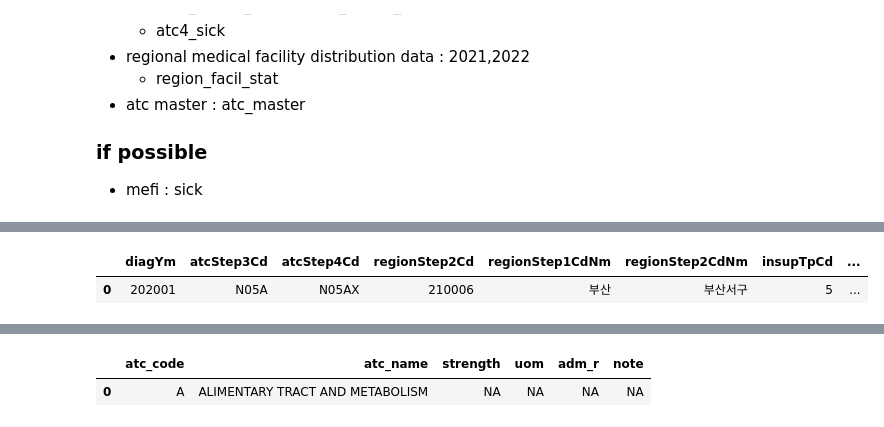
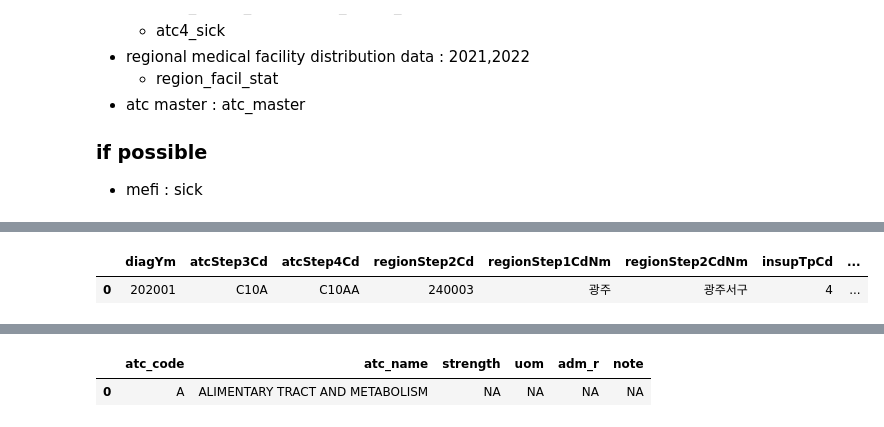
Before and after one commit to benskim/healthcareDA, a Jupyter notebook: old/create-db-pq v2.ipynb, the cells around one changed output, grey strips where cells are left out. Cells and saved outputs as stored; diff of their text form; code cells hidden in the pictures.

```diff
--- a/create-db-pq v2.ipynb
+++ b/old/create-db-pq v2.ipynb
@@ -109,28 +113,26 @@ con.execute("select * from atc4_sick limit 1;").df()
 # %%
 con.execute("""
-DROP VIEW IF EXISTS atc4_region_facil_stat;
-CREATE OR REPLACE VIEW atc4_region_facil  as
+CREATE OR REPLACE VIEW atc4_region_facil AS
 SELECT
     col_1::VARCHAR AS diagYm,
-    LEFT(col_2::VARCHAR,4) AS atcStep3Cd,
-    col_2::VARCHAR AS atcStep4Cd,
-    col_3::VARCHAR AS regionStep2Cd,
-    col_4::VARCHAR AS regionStep1CdNm,
-    col_5::VARCHAR AS regionStep2CdNm,
-    col_6::VARCHAR AS insupTpCd,
-    col_7::VARCHAR AS regionStep1Cd,
-    TRY_CAST(col_8 AS DOUBLE) AS totUseQty,
-    TRY_CAST(col_9 AS DOUBLE) AS msupUseAmt,
-    col_10::VARCHAR AS medInstType,
-    col_11::VARCHAR AS atcStep4CdNm
-
-    FROM read_parquet(
-    'parquet/atc4_hosp/*.parquet',
+        LEFT(col_2::VARCHAR,4) AS atcStep3Cd,
+        col_2::VARCHAR AS atcStep4Cd,
+        col_3::VARCHAR AS regionStep2Cd,
+        col_4::VARCHAR AS regionStep1CdNm,
+        col_5::VARCHAR AS regionStep2CdNm,
+        col_6::VARCHAR AS insupTpCd,
+        col_7::VARCHAR AS regionStep1Cd,
+        TRY_CAST(col_8 AS DOUBLE) AS totUseQty,
+        TRY_CAST(col_9 AS DOUBLE) AS msupUseAmt,
+        col_10::VARCHAR AS medInstType,
+        col_11::VARCHAR AS atcStep4CdNm
+FROM read_parquet(
+    'parquet/atc4_hosp/new*.parquet',
     union_by_name = true
 )
-; """).df()
-
+;
+""")
 con.execute("select * from atc4_region_facil limit 1;").df()
 # %% [output]
 |  | diagYm | atcStep3Cd | atcStep4Cd | regionStep2Cd | regionStep1CdNm | regionStep2CdNm | insupTpCd | ... |
-| 0 | 202001 | N05A | N05AX | 210006 | 부산 | 부산서구 | 5 | ... |
+| 0 | 202001 | C10A | C10AA | 240003 | 광주 | 광주서구 | 4 | ... |
```
Also changed, not shown: parts of 25 cells of this notebook, 19 other files.
